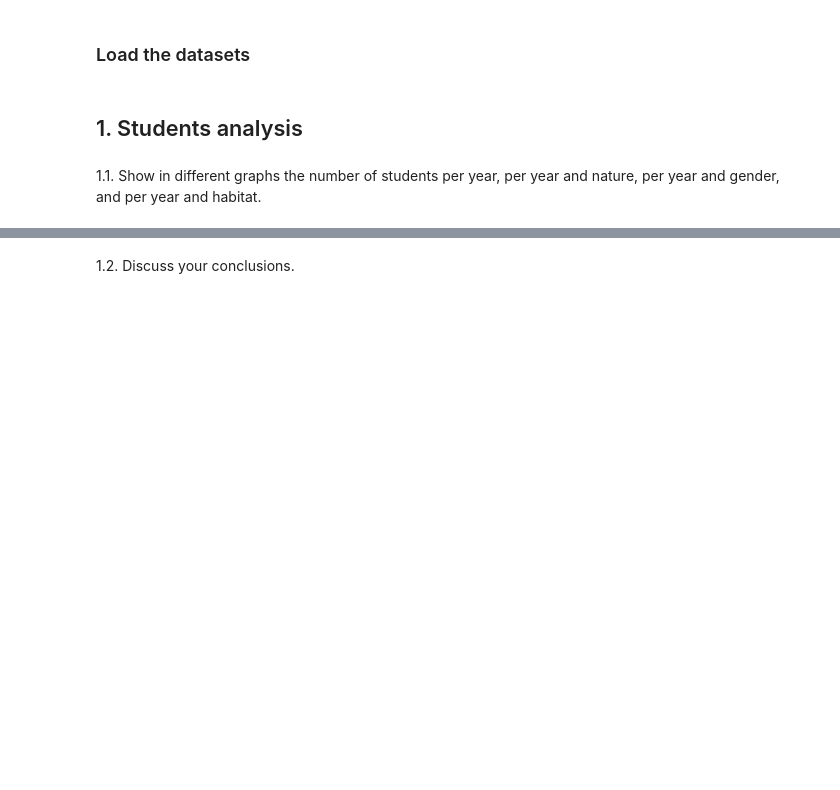
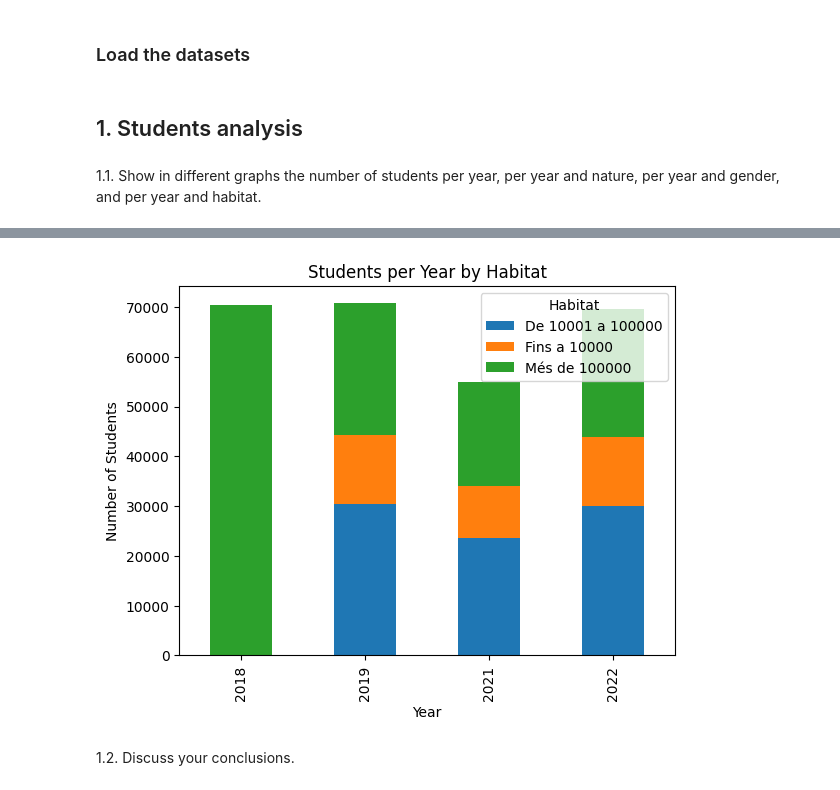
Before and after one commit to OliKuz/KBS_AC3, a Jupyter notebook: 2324_GIA04_CA3_DescriptiveAnalytics_ENG.ipynb, the cells around one changed output, grey strips where cells are left out. Cells and saved outputs as stored; diff of their text form; code cells hidden in the pictures; blank space fills up the shorter version.

```diff
--- a/2324_GIA04_CA3_DescriptiveAnalytics_ENG.ipynb
+++ b/2324_GIA04_CA3_DescriptiveAnalytics_ENG.ipynb
@@ -64,13 +71,15 @@ plt.show()
 # %%
 # 1.1.4 Students per year and habitat
 
 students_per_year_and_habitat = data_frame.groupby(['ANY', 'HABITAT']).size().unstack(fill_value=0)
 
 students_per_year_and_habitat.plot(kind='bar', stacked=True)
-plt.title('Number of Students per Year by Habitat')
+plt.title('Students per Year by Habitat')
 plt.xlabel('Year')
 plt.ylabel('Number of Students')
 plt.legend(title='Habitat')
 plt.show()
+# %% [output]
+[figure, added]
 # %% [markdown]
 1\.2. Discuss your conclusions.
```
Also changed, not shown: parts of 22 cells of this notebook.
